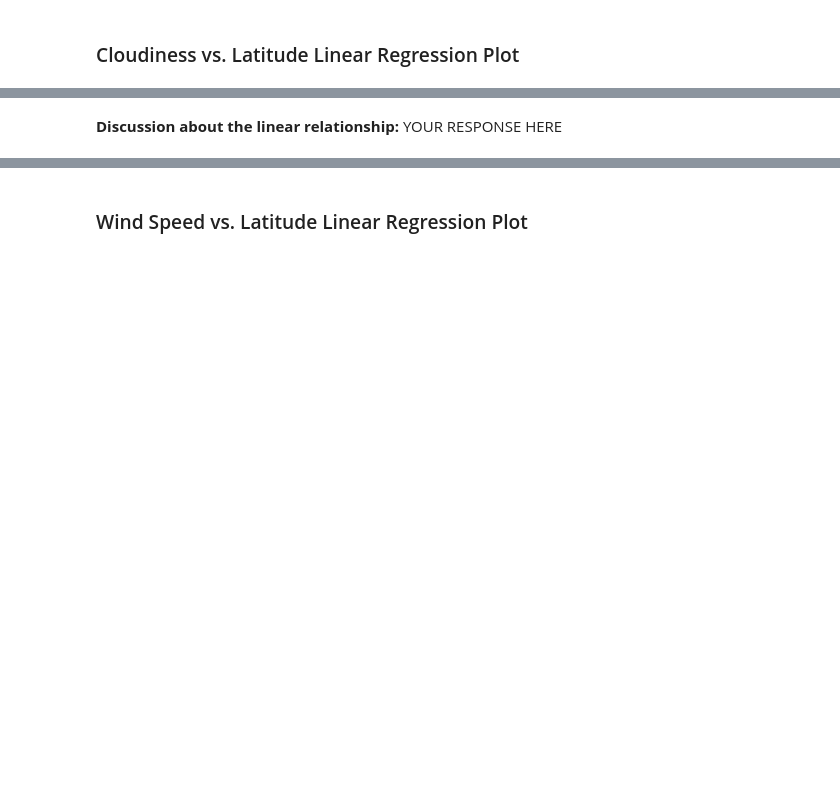
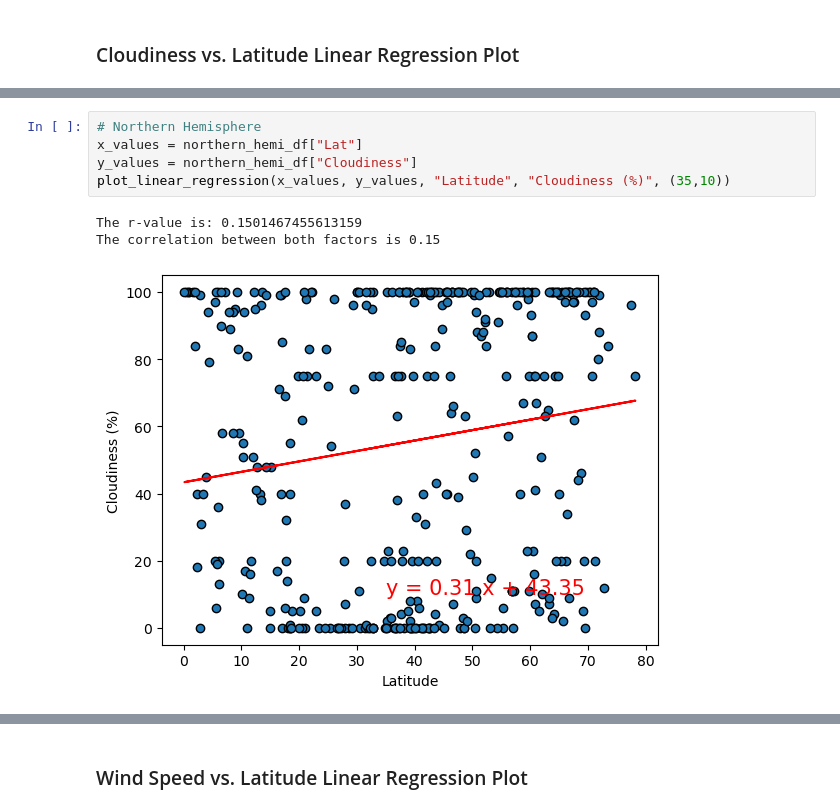
Before and after one commit to rbitas/Python-Api-challenge, a Jupyter notebook: WeatherPy/WeatherPy.ipynb, the cells around one changed output, grey strips where cells are left out. Cells and saved outputs as stored; diff of their text form; blank space fills up the shorter version.

```diff
--- a/WeatherPy/WeatherPy.ipynb
+++ b/WeatherPy/WeatherPy.ipynb
@@ -362,2 +361,9 @@ The r-value is: 0.02056735429994368
-# %% [markdown]
-**Discussion about the linear relationship:** YOUR RESPONSE HERE
+# %%
+# Northern Hemisphere
+x_values = northern_hemi_df["Lat"]
+y_values = northern_hemi_df["Cloudiness"]
+plot_linear_regression(x_values, y_values, "Latitude", "Cloudiness (%)", (35,10))
+# %% [output]
+The r-value is: 0.1501467455613159
+The correlation between both factors is 0.15
+[figure, added]
```
Also changed, not shown: parts of 22 cells of this notebook.
